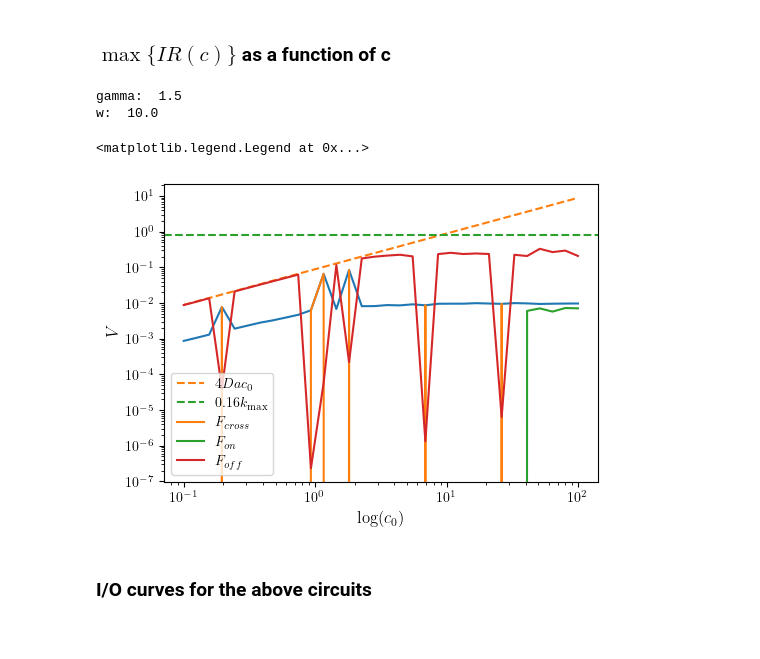
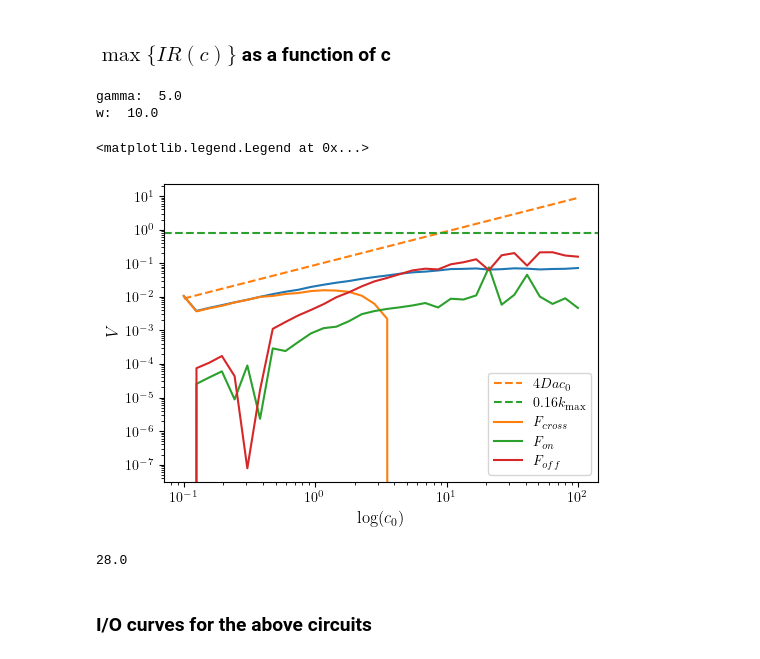
Before and after one commit to ta-rekt/LLROpt.jl, a Jupyter notebook: development.ipynb, the cells around one changed output. Cells and saved outputs as stored; diff of their text form; code cells hidden in the pictures.

```diff
--- a/development.ipynb
+++ b/development.ipynb
@@ -4680,5 +4685,5 @@ ax.axvline(x=0.503*5/0.0888, linestyle='dashdot', color="gray", label="$$")
 # %%
-date = 20250411
+date = 20250422
 dirname = '{}/.julia/dev/LLROpt/plots/{}'.format(os.environ["HOME"], date)
 
 if not os.path.exists(dirname):
@@ -4735,11 +4740,12 @@ for i in [0,1]:
         tauons[j] = 1/koffu + 1/kuon + (c *kbon)/(koffu *kuon)
         pons[j] = tauons[j] / (tauons[j] + tauoffs[j])
 
-    ax.plot(pons, tauons, color=colors_on[i], label=labels[i], linestyle=linestyles[i])
-    ax.plot(pons, tauoffs, color=colors_off[i], linestyle=linestyles[i])
+    ax.plot(pons, 1/tauoffs, color=colors_on[i], label=labels[i], linestyle=linestyles[i])
+    ax.plot(pons, 1/tauons, color=colors_off[i], linestyle=linestyles[i])
 
-ax.set_ylim(0,3.6)
-ax.set_ylabel(r"$\tau$", fontsize=14)
+ax.set_yscale('log')
+ax.set_ylim(1e-2,7)
+ax.set_ylabel(r"$k_{\rm eff}=1/\tau$", fontsize=14)
 ax.set_xlabel(r"$p_{c_0}(c)$", fontsize=14)
 ax.legend((Line2D([0], [0], linestyle='solid', color='gray'),
            Line2D([0], [0], linestyle='dashed', color='gray'),
@@ -4747,7 +4753,7 @@ ax.legend((Line2D([0], [0], linestyle='solid', color='gray'),
            Line2D([0], [0], linestyle='solid', color='blue')),
            (r"$\rm{full}$",
             r"$\rm{mean}$",
-            r"$\tau_{\rm off}$",
-            r"$\tau_{\rm on}$"), loc='upper center', fontsize=14)
+            r"$k_{\rm off}$",
+            r"$k_{\rm on}$"), loc='lower center', fontsize=14)
 # %% [output]
 <matplotlib.legend.Legend at 0x...>
@@ -4755,11 +4761,11 @@ ax.legend((Line2D([0], [0], linestyle='solid', color='gray'),
 # %%
-date = 20250416
+date = 20250425
 dirname = '{}/.julia/dev/LLROpt/plots/{}'.format(os.environ["HOME"], date)
 
 if not os.path.exists(dirname):
     os.makedirs(dirname)
 
-fig.savefig('{}/.julia/dev/LLROpt/plots/{}/tau-onoff-vs-pon.svg'.format(os.environ["HOME"], date))
+fig.savefig('{}/.julia/dev/LLROpt/plots/{}/tau-onoff-vs-pon.jpg'.format(os.environ["HOME"], date))
 # %% [markdown]
 ### EP versus c for the above data
 # %%
@@ -5642,51 +5684,56 @@ def get_data(dirname, whichf, whicha="pareto", skipkeys=[]):
 # %%
 # dirname = '20241218/2bs-ir-c-c0-m2-to-p4'
 # dirname = '20250114/1bs-ir-c-decoys-c0-m1-p3'
-dirname = "20250411/fisher-opt-3-omegas-2-gammas"
+# dirname = "20250411/fisher-opt-3-omegas-2-gammas"
+dirname = "20250426/fir-c0-cw-multiparam-marginals"
 ncpus = 1
 nedges = 7
 figsize = (5,3.5)
-data, params = utils.get_data(dirname, "full", "spec")
+data, params = utils.get_data(dirname, "acc", "spec")
 nparams = params["nparams"]
-kg, kw = 1, 3
+kg, kw = 2, 5
 print("gamma: ", params["gammas"][kg-1])
 print("w: ", params["wvals"][kw-1])
 
 irvals_acc = np.array([data[i][str(kg)][str(kw)][nedges+1] for i in range(1, nparams+1)])
 cvals = np.array([data[i][str(kg)][str(kw)][-3] for i in range(1, nparams+1)])
-ionvals = np.zeros(nparams)
-ioffvals = np.zeros(nparams)
+ionvals = np.array([data[i][str(kg)][str(kw)][nedges+3] for i in range(1, nparams+1)])
+ioffvals = np.array([data[i][str(kg)][str(kw)][nedges+2] for i in range(1, nparams+1)])
 
-for j in range(nparams):
-    kboff, konb, kuon, kbon, koffu, kuoff, konu = data[j+1][str(kg)][str(kw)][:nedges]
-    logrates5 = [kboff, kbon, konb, kuon, koffu]
-    c = cvals[j]
-    dc = c / 10
-    ionvals[j] = fisher.FisherRateOn(logrates5, c, dc)
-    ioffvals[j] = fisher.FisherRateOff(logrates5, c, dc)
+# for j in range(nparams):
+#     kboff, konb, kuon, kbon, koffu, kuoff, konu = data[j+1][str(kg)][str(kw)][:nedges]
+#     logrates5 = [kboff, kbon, konb, kuon, koffu]
+#     c = cvals[j]
+#     dc = c / 10
+#     ionvals[j] = fisher.FisherRateOn(logrates5, c, dc)
+#     ioffvals[j] = fisher.FisherRateOff(logrates5, c, dc)
 
 plt.rcParams['text.usetex'] = True
 
 fig, ax = plt.subplots(1,1, figsize=figsize, layout="constrained")
 
 ax.set_xscale('log')
 ax.set_yscale('log')
 ax.set_ylabel("$V$", fontsize=12)
 ax.set_xlabel("$\log (c_0)$", fontsize=12)
 # ax.set_xticks(list(range(-2,5)))
 ax.plot(cvals, cvals*0.0888, linestyle="dashed", color="C1", label="$4Dac_0$")
 ax.axhline(y=5*0.16, linestyle="dashed", color="C2", label="$0.16k_{\\rm max}$")
 ax.plot(cvals, irvals_acc)
-ax.plot(cvals, irvals_acc - (ioffvals - ionvals), label="$F_{cross}$")
+ax.plot(cvals, irvals_acc - (ioffvals + ionvals), label="$F_{cross}$")
 ax.plot(cvals, (ionvals), label="$F_{on}$")
 ax.plot(cvals, (ioffvals), label="$F_{off}$")
 ax.legend()
 # ax.text(3, 5e-6, "(b)", fontsize=16)
 # %% [output]
-gamma:  1.5
+gamma:  5.0
 w:  10.0
 <matplotlib.legend.Legend at 0x...>
-[figure, old version]
+[figure, new version]
+# %%
+7*60/15
+# %% [output]
+28.0
 # %%
 date = 20250108
 dirname = '{}/.julia/dev/LLROpt/plots/{}'.format(os.environ["HOME"], date)
```
Also changed, not shown: parts of 18 cells of this notebook, 22 other files.
